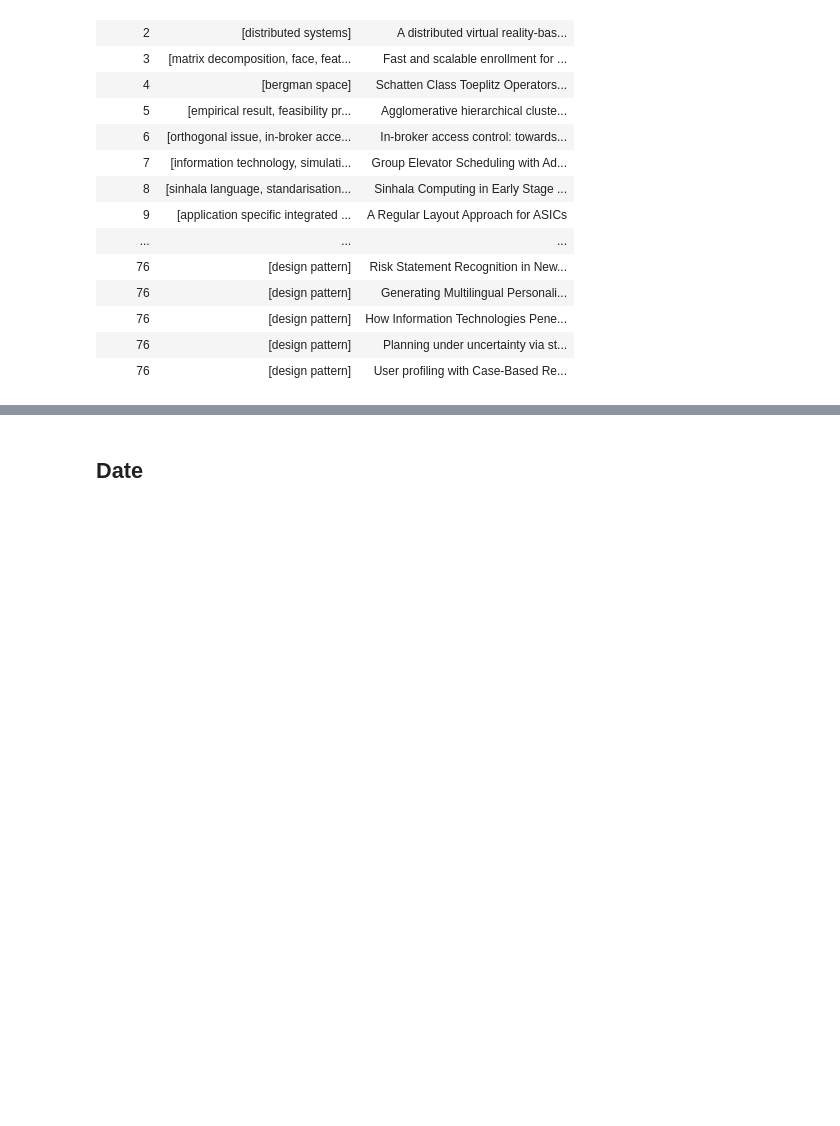
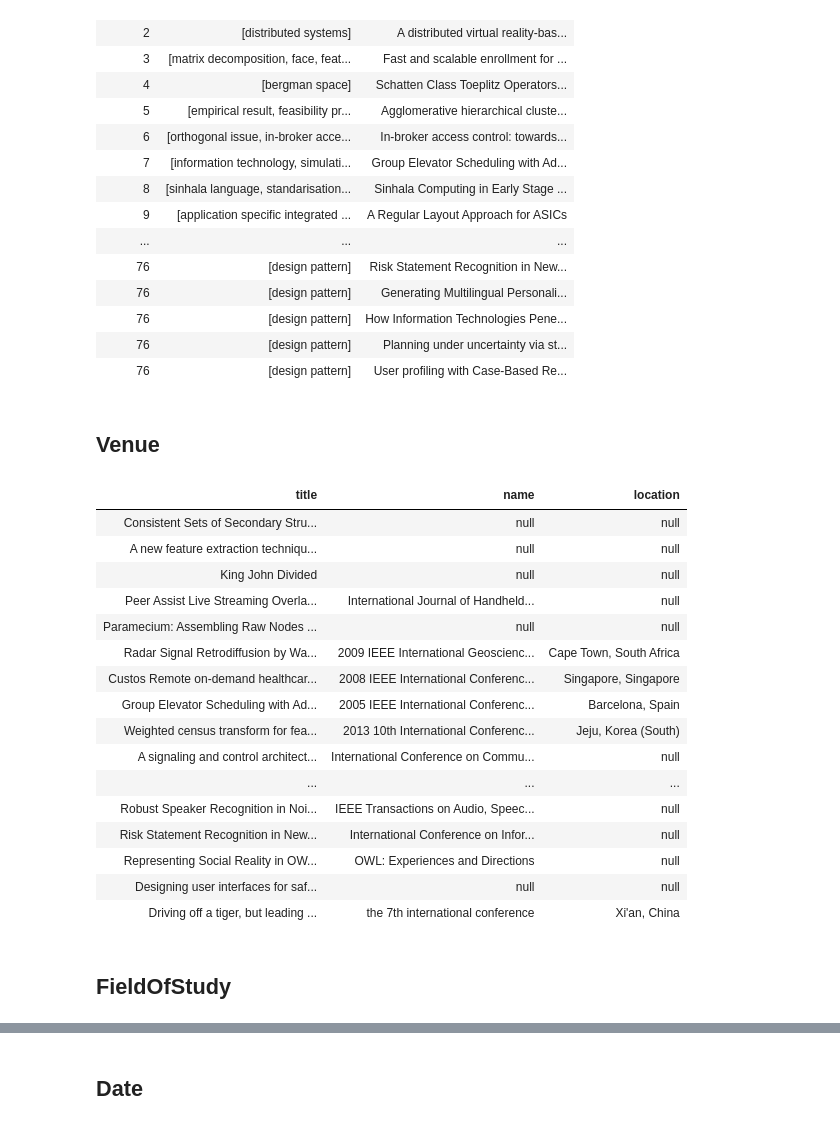
Before and after one commit to Karljohan99/BDM2023-group3, a Jupyter notebook: project1/Project_1.ipynb, the cells around one changed output, grey strips where cells are left out. Drawn from its saved outputs; the diff is of its cells as text; code cells hidden in the pictures; blank space fills up the shorter version.

Commit message:
Added Venues and FOS tables

```diff
--- a/project1/Project_1.ipynb
+++ b/project1/Project_1.ipynb
@@ -525,3 +525,52 @@ keywords_clean.write.format("delta").mode("overwrite").saveAsTable("keywords")
 | 76 | [design pattern] | How Information Technologies Pene... |
 | 76 | [design pattern] | Planning under uncertainty via st... |
 | 76 | [design pattern] | User profiling with Case-Based Re... |
+# %% [markdown]
+## Venue
+# %%
+# https://pypi.org/project/habanero/
+from habanero import Crossref
+cr = Crossref()
+
+def getVenue(doi, venue):
+    result = [venue['name_d'], None]
+    try:
+        query = cr.works(ids = doi)['message']['event']
+        result[0] = query['name']
+        result[1] = query['location']
+    except:
+        pass
+    return result
+
+getVenueUDF = udf(getVenue, ArrayType(StringType()))
+# %%
+venues_df = (filtered_df
+            .limit(100)
+            .select('title', "doi", 'venue')
+            .withColumn("VENUE", getVenueUDF(F.col("doi"), F.col('venue')))
+            .select('title',
+                    F.col("VENUE")[0].alias("name"),
+                    F.col("VENUE")[1].alias("location")
+                   )
+           )
+display(venues_df)
+# %% [output]
+| title | name | location |
+| Consistent Sets of Secondary Stru... | null | null |
+| A new feature extraction techniqu... | null | null |
+| King John Divided | null | null |
+| Peer Assist Live Streaming Overla... | International Journal of Handheld... | null |
+| Paramecium: Assembling Raw Nodes ... | null | null |
+| Radar Signal Retrodiffusion by Wa... | 2009 IEEE International Geoscienc... | Cape Town, South Africa |
+| Custos Remote on-demand healthcar... | 2008 IEEE International Conferenc... | Singapore, Singapore |
+| Group Elevator Scheduling with Ad... | 2005 IEEE International Conferenc... | Barcelona, Spain |
+| Weighted census transform for fea... | 2013 10th International Conferenc... | Jeju, Korea (South) |
+| A signaling and control architect... | International Conference on Commu... | null |
+| ... | ... | ... |
+| Robust Speaker Recognition in Noi... | IEEE Transactions on Audio, Speec... | null |
+| Risk Statement Recognition in New... | International Conference on Infor... | null |
+| Representing Social Reality in OW... | OWL: Experiences and Directions | null |
+| Designing user interfaces for saf... | null | null |
+| Driving off a tiger, but leading ... | the 7th international conference | Xi'an, China |
+# %% [markdown]
+## FieldOfStudy
```
Also changed, not shown: parts of 5 cells of this notebook.
